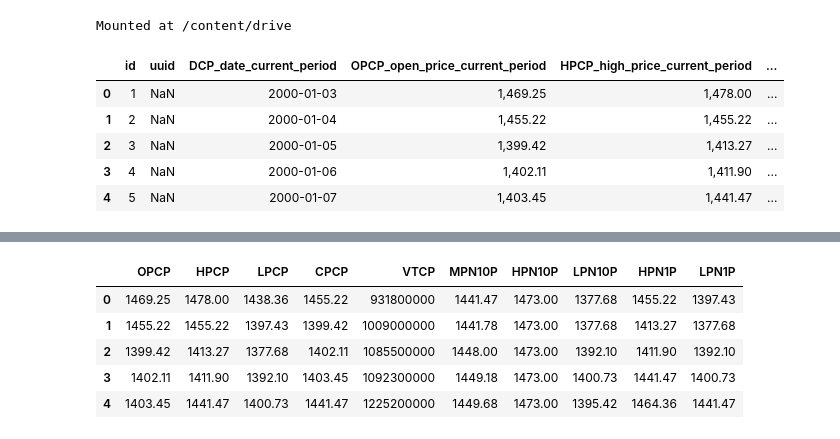
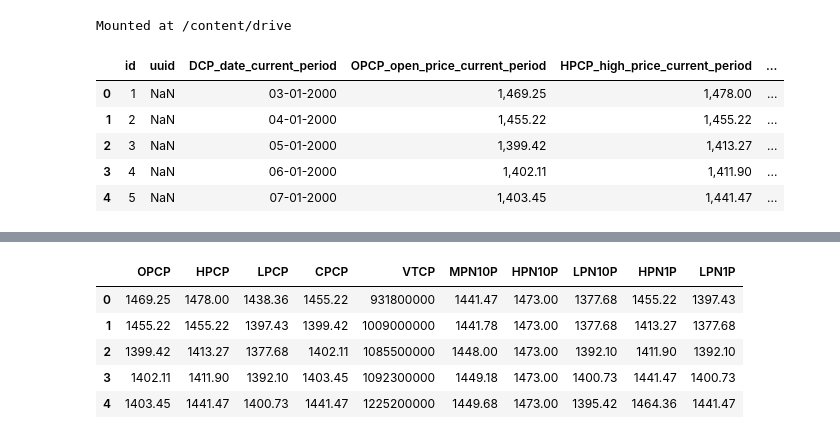
Before and after one commit to proceedit-iLab/SPP-Stock_Price_Predictor.Model_, a Jupyter notebook: SPP_S&P500_2000_2022_MPN10P_LSTM15_OHLCV_10_S_KER_710760_16_40_0 (1).ipynb, the cells around one changed output, grey strips where cells are left out. Saved outputs shown, nothing was run; the diff lists cells and outputs as text; code cells hidden in the pictures.

```diff
--- a/SPP_S&P500_2000_2022_MPN10P_LSTM15_OHLCV_10_S_KER_710760_16_40_0.ipynb
+++ b/SPP_S&P500_2000_2022_MPN10P_LSTM15_OHLCV_10_S_KER_710760_16_40_0 (1).ipynb
@@ -69,16 +72,16 @@ drive.mount('/content/drive') #mount the Google Drive to access the .csv file of
 Mounted at /content/drive
 # %%
 #change of course the path if you're using this code as base for something else
-dataset_path = "C:/Users/sande/Documents/ComputerVisionProject/ProceeditDatasets/proceedit 20220217 iLab - dySPP- S&P500 Knowledge base - raw_features_data.csv"
+dataset_path = "/content/drive/MyDrive/iLab Unit /Ago/proceedit 20220217 iLab - dySPP- S&P500 Knowledge base - OHLCV_MPN10P_data.csv"
 ohlcv_mpn10p_data=pd.read_csv(dataset_path)
 ohlcv_mpn10p_data.head() #let's have a look to the dataset
 # %% [output]
 |  | id | uuid | DCP_date_current_period | OPCP_open_price_current_period | HPCP_high_price_current_period | ... |
-| 0 | 1 | NaN | 2000-01-03 | 1,469.25 | 1,478.00 | ... |
-| 1 | 2 | NaN | 2000-01-04 | 1,455.22 | 1,455.22 | ... |
-| 2 | 3 | NaN | 2000-01-05 | 1,399.42 | 1,413.27 | ... |
-| 3 | 4 | NaN | 2000-01-06 | 1,402.11 | 1,411.90 | ... |
-| 4 | 5 | NaN | 2000-01-07 | 1,403.45 | 1,441.47 | ... |
+| 0 | 1 | NaN | 03-01-2000 | 1,469.25 | 1,478.00 | ... |
+| 1 | 2 | NaN | 04-01-2000 | 1,455.22 | 1,455.22 | ... |
+| 2 | 3 | NaN | 05-01-2000 | 1,399.42 | 1,413.27 | ... |
+| 3 | 4 | NaN | 06-01-2000 | 1,402.11 | 1,411.90 | ... |
+| 4 | 5 | NaN | 07-01-2000 | 1,403.45 | 1,441.47 | ... |
 # %%
 ohlcv_mpn10p_data = ohlcv_mpn10p_data.replace(',','', regex=True) #remove the ',' otherwise it's impossible to deal with numbers in the dataset
 ohlcv_mpn10p_data.tail() #ohoh there's a problem with the last row
```
Also changed, not shown: parts of 15 cells of this notebook.
